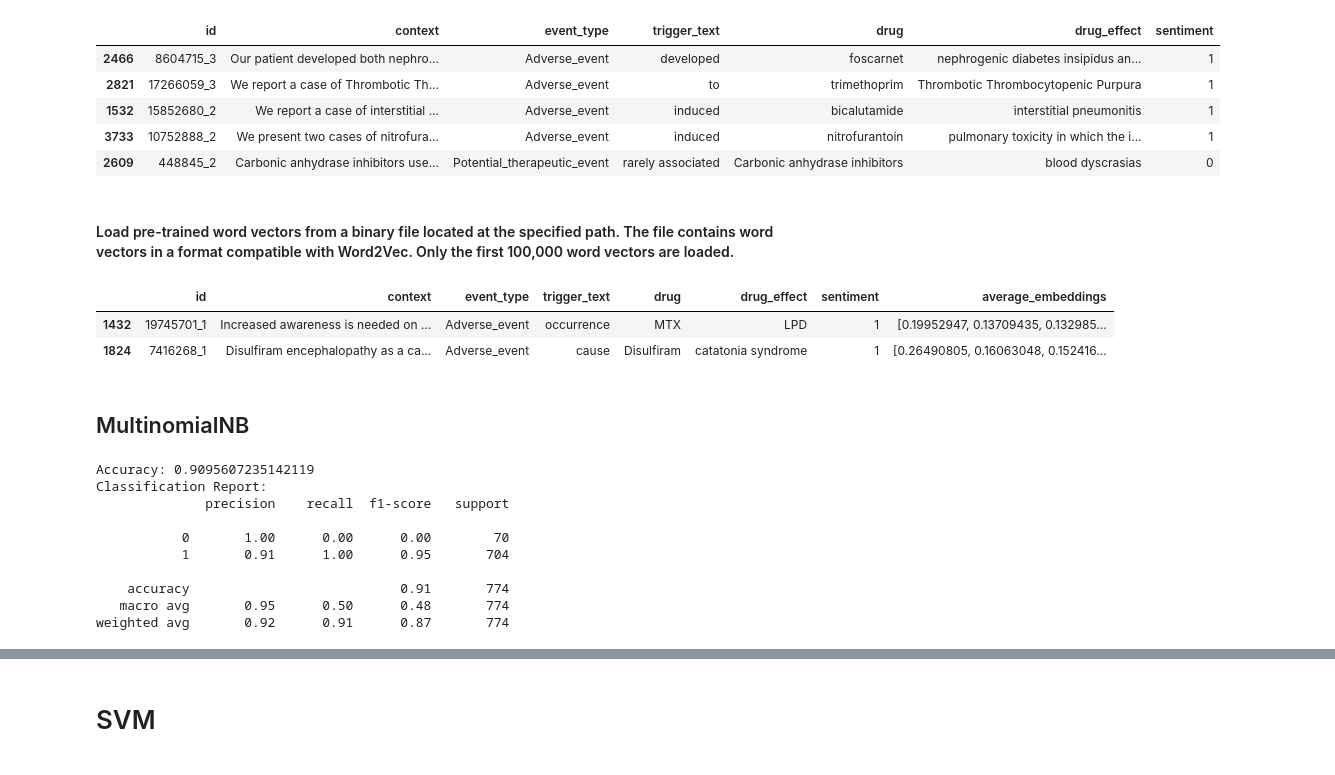
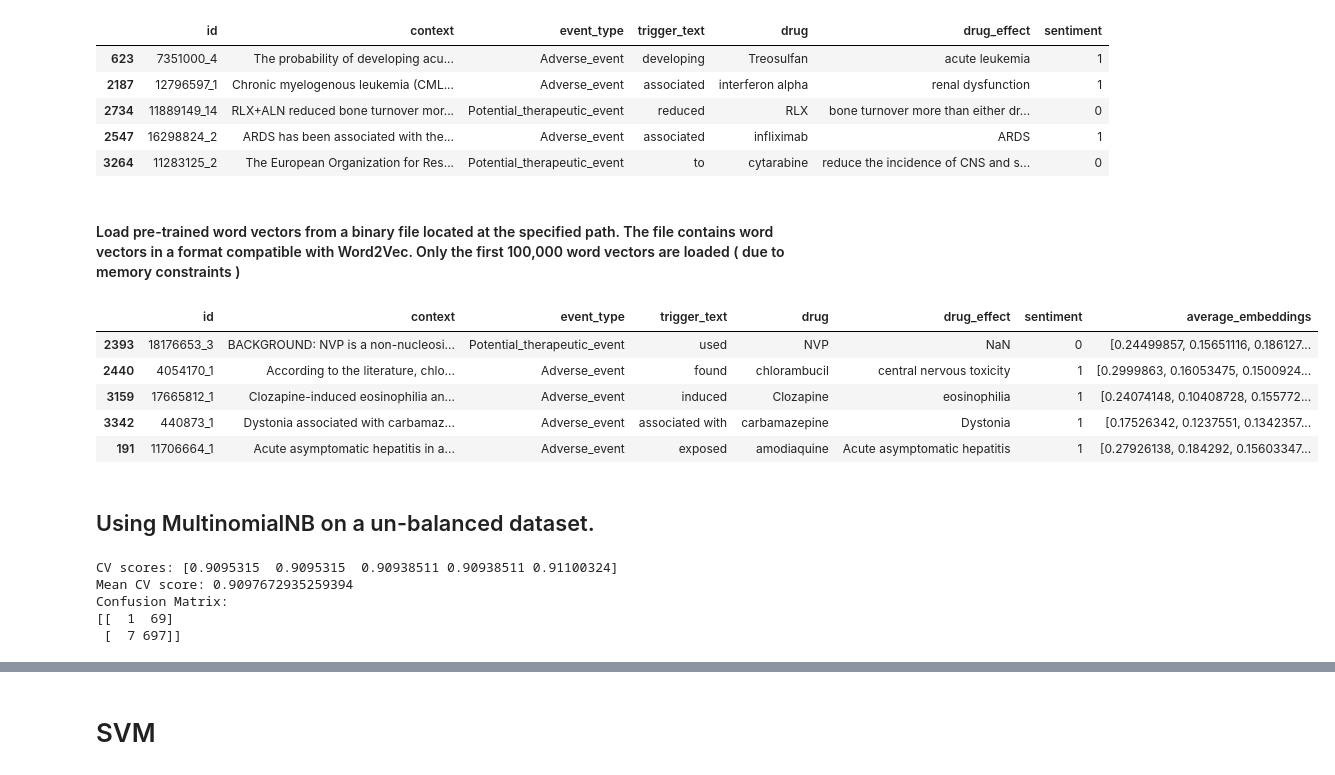
Before and after one commit to vandavilli/My-AIML-Portfolio, a Jupyter notebook: Capstone/pv-main/pv_model.ipynb, the cells around one changed output, grey strips where cells are left out. Saved outputs shown, nothing was run; the diff lists cells and outputs as text; code cells hidden in the pictures.

Commit message:
v1.0
added MultinomialNB code and updated deck

```diff
--- a/Capstone/pv-main/pv_model.ipynb
+++ b/Capstone/pv-main/pv_model.ipynb
@@ -33,21 +19,0 @@ from sklearn.model_selection import GridSearchCV
-# %%
-def process_load_data(dataframes):
-    data = pd.concat(dataframes, ignore_index=True)
-
-    # Select columns to be retained and rename them
-    selected_columns = [
-        'id',
-        'context',
-        'annotations/0/events/0/event_type',
-        'annotations/0/events/0/Trigger/text/0/0',
-        'annotations/0/events/0/Treatment/Drug/text/0/0',
-        'annotations/0/events/0/Effect/text/0/0'
-    ]
-    new_names = ['id', 'context', 'event_type', 'trigger_text', 'drug', 'drug_effect']
-    df = data[selected_columns].rename(columns=dict(zip(selected_columns, new_names)))
-
-    # Map sentiment labels to numeric values
-    sentiment_mapping = {'Adverse_event': 1, 'Potential_therapeutic_event': 0}
-    df['sentiment'] = df['event_type'].map(sentiment_mapping)
-
-    return df
@@ -63,13 +29,13 @@ Columns (112,114,121,125,157,168,186,188,206,208,217,229,231,232,233,235,237,241
 df.sample(5)
 # %% [output]
 |  | id | context | event_type | trigger_text | drug | drug_effect | sentiment |
-| 2466 | 8604715_3 | Our patient developed both nephro... | Adverse_event | developed | foscarnet | nephrogenic diabetes insipidus an... | 1 |
-| 2821 | 17266059_3 | We report a case of Thrombotic Th... | Adverse_event | to | trimethoprim | Thrombotic Thrombocytopenic Purpura | 1 |
-| 1532 | 15852680_2 | We report a case of interstitial ... | Adverse_event | induced | bicalutamide | interstitial pneumonitis | 1 |
-| 3733 | 10752888_2 | We present two cases of nitrofura... | Adverse_event | induced | nitrofurantoin | pulmonary toxicity in which the i... | 1 |
-| 2609 | 448845_2 | Carbonic anhydrase inhibitors use... | Potential_therapeutic_event | rarely associated | Carbonic anhydrase inhibitors | blood dyscrasias | 0 |
+| 623 | 7351000_4 | The probability of developing acu... | Adverse_event | developing | Treosulfan | acute leukemia | 1 |
+| 2187 | 12796597_1 | Chronic myelogenous leukemia (CML... | Adverse_event | associated | interferon alpha | renal dysfunction | 1 |
+| 2734 | 11889149_14 | RLX+ALN reduced bone turnover mor... | Potential_therapeutic_event | reduced | RLX | bone turnover more than either dr... | 0 |
+| 2547 | 16298824_2 | ARDS has been associated with the... | Adverse_event | associated | infliximab | ARDS | 1 |
+| 3264 | 11283125_2 | The European Organization for Res... | Potential_therapeutic_event | to | cytarabine | reduce the incidence of CNS and s... | 0 |
 # %% [markdown]
-#### Load pre-trained word vectors from a binary file located at the specified path. The file contains word vectors in a format compatible with Word2Vec. Only the first 100,000 word vectors are loaded.
+#### Load pre-trained word vectors from a binary file located at the specified path. The file contains word vectors in a format compatible with Word2Vec. Only the first 100,000 word vectors are loaded ( due to memory constraints )
 # %%
 model_path = './biowordvec/BioWordVec_PubMed_MIMICIII_d200.vec.bin'
 model = KeyedVectors.load_word2vec_format(model_path, binary=True, limit=100000)
@@ -87,13 +53,16 @@ def average_word_embeddings(df, column, word_embeddings):
 # %%
 df['average_embeddings'] = df.apply(lambda row: average_word_embeddings(row, 'context', model), axis=1)
 # %%
-df.sample(2)
+df.sample(5)
 # %% [output]
 |  | id | context | event_type | trigger_text | drug | drug_effect | sentiment | average_embeddings |
-| 1432 | 19745701_1 | Increased awareness is needed on ... | Adverse_event | occurrence | MTX | LPD | 1 | [0.19952947, 0.13709435, 0.132985... |
-| 1824 | 7416268_1 | Disulfiram encephalopathy as a ca... | Adverse_event | cause | Disulfiram | catatonia syndrome | 1 | [0.26490805, 0.16063048, 0.152416... |
+| 2393 | 18176653_3 | BACKGROUND: NVP is a non-nucleosi... | Potential_therapeutic_event | used | NVP | NaN | 0 | [0.24499857, 0.15651116, 0.186127... |
+| 2440 | 4054170_1 | According to the literature, chlo... | Adverse_event | found | chlorambucil | central nervous toxicity | 1 | [0.2999863, 0.16053475, 0.1500924... |
+| 3159 | 17665812_1 | Clozapine-induced eosinophilia an... | Adverse_event | induced | Clozapine | eosinophilia | 1 | [0.24074148, 0.10408728, 0.155772... |
+| 3342 | 440873_1 | Dystonia associated with carbamaz... | Adverse_event | associated with | carbamazepine | Dystonia | 1 | [0.17526342, 0.1237551, 0.1342357... |
+| 191 | 11706664_1 | Acute asymptomatic hepatitis in a... | Adverse_event | exposed | amodiaquine | Acute asymptomatic hepatitis | 1 | [0.27926138, 0.184292, 0.15603347... |
 # %% [markdown]
-## MultinomialNB
+## Using MultinomialNB on a un-balanced dataset.
 # %%
 X_train, X_test, y_train, y_test = train_test_split(df.drop('sentiment', axis=1),
                                                     df['sentiment'], test_size=0.2, random_state=42)
@@ -118,24 +87,20 @@ param_grid = {
 grid_search = GridSearchCV(pipeline, param_grid, cv=5)
 grid_search.fit(X_train_embeddings, y_train)
 
-best_model = grid_search.best_estimator_
+best_unbalanced_model = grid_search.best_estimator_
 
-y_pred = best_model.predict(X_test_embeddings)
+cv_scores = cross_val_score(best_unbalanced_model, X_train_scaled, y_train, cv=5)
+print("CV scores:", cv_scores)
+print("Mean CV score:", cv_scores.mean())
 
-accuracy = accuracy_score(y_test, y_pred) # call cvscore function & pass the entire set CV=5
-print("Accuracy:", accuracy)
+y_pred = best_unbalanced_model.predict(X_test_scaled)
 
-report = classification_report(y_test, y_pred, zero_division=1)
-print("Classification Report:")
-print(report)
+cm = confusion_matrix(y_test, y_pred)
+print("Confusion Matrix:")
+print(cm)
 # %% [output]
-Accuracy: 0.9095607235142119
-Classification Report:
-              precision    recall  f1-score   support
-
-           0       1.00      0.00      0.00        70
-           1       0.91      1.00      0.95       704
-
-    accuracy                           0.91       774
-   macro avg       0.95      0.50      0.48       774
-weighted avg       0.92      0.91      0.87       774
+CV scores: [0.9095315  0.9095315  0.90938511 0.90938511 0.91100324]
+Mean CV score: 0.9097672935259394
+Confusion Matrix:
+[[  1  69]
+ [  7 697]]
```
Also changed, not shown: parts of 34 cells of this notebook, 5 other files.
